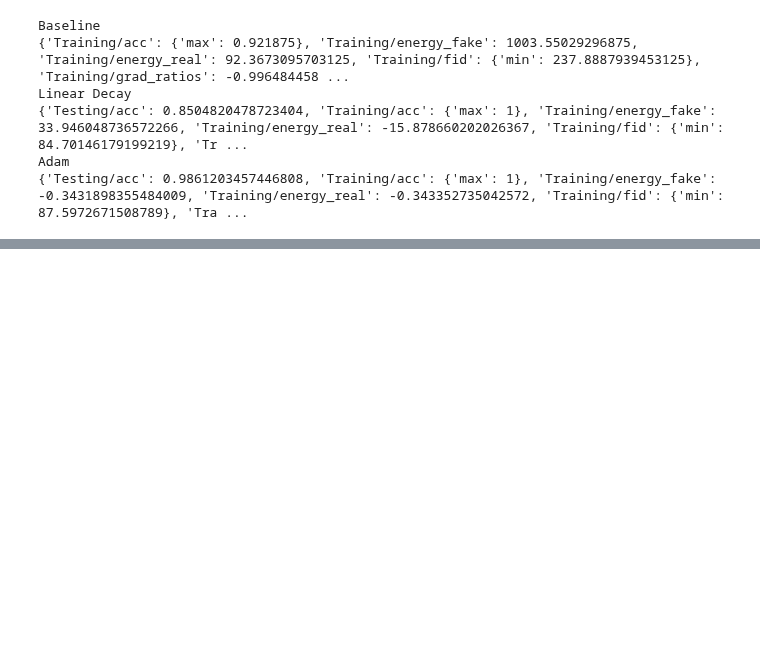
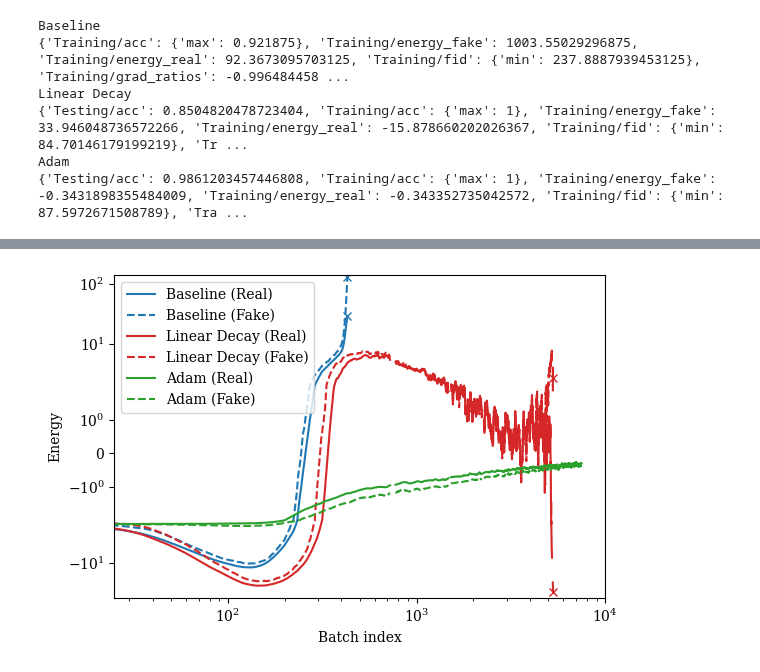
Before and after one commit to vivian0216/generative_modelling, a Jupyter notebook: nbs/modification_perf.ipynb, the cells around one changed output, grey strips where cells are left out. Drawn from its saved outputs; the diff is of its cells as text; code cells hidden in the pictures; blank space fills up the shorter version.

Commit message:
add energy comparison

```diff
--- a/nbs/modification_perf.ipynb
+++ b/nbs/modification_perf.ipynb
@@ -78,0 +79,43 @@ plt.show()
+# %%
+plt.figure(figsize=(6,4))
+ax = plt.gca()
+
+for run in runs:
+    history = run.history(samples=10000)
+    run_ended = len(history) < 7000
+
+    energy_real = history['Training/energy_real'].values
+    energy_real_x = history['batch'].values
+    width = 50
+    energy_real_smooth = np.convolve(energy_real, np.ones(width)/width, mode='valid')
+    energy_real_x = energy_real_x[width//2 - 1:-width//2]
+    ax.plot(energy_real_x, energy_real_smooth, label=f'{run.name} (Real)', color=color_map[run.name])
+
+    if run_ended:
+        last_x = energy_real_x[-1]
+        last_y = energy_real_smooth[-1]
+        ax.plot(last_x, last_y, 'x', color=color_map[run.name], markersize=6, markeredgewidth=1)
+
+    energy_fake = history['Training/energy_fake'].values
+    energy_fake_x = history['batch'].values
+    energy_fake_smooth = np.convolve(energy_fake, np.ones(width)/width, mode='valid')
+    energy_fake_x = energy_fake_x[width//2 - 1:-width//2]
+    ax.plot(energy_fake_x, energy_fake_smooth, label=f'{run.name} (Fake)', color=color_map[run.name], linestyle='--')
+
+    if run_ended:
+        last_x = energy_fake_x[-1]
+        last_y = energy_fake_smooth[-1]
+        ax.plot(last_x, last_y, 'x', color=color_map[run.name], markersize=6, markeredgewidth=1)
+
+ax.legend(loc='best')
+ax.set_ylabel('Energy')
+ax.set_xlabel('Batch index')
+ax.set_xscale('log')
+ax.set_xlim(25,10000)
+ax.set_yscale('symlog')
+plt.tight_layout()
+
+plt.savefig('modification_energy.png', dpi=300)
+plt.show()
+# %% [output]
+[figure, added]
```
Also changed, not shown: parts of 1 cell of this notebook, 4 other files.
